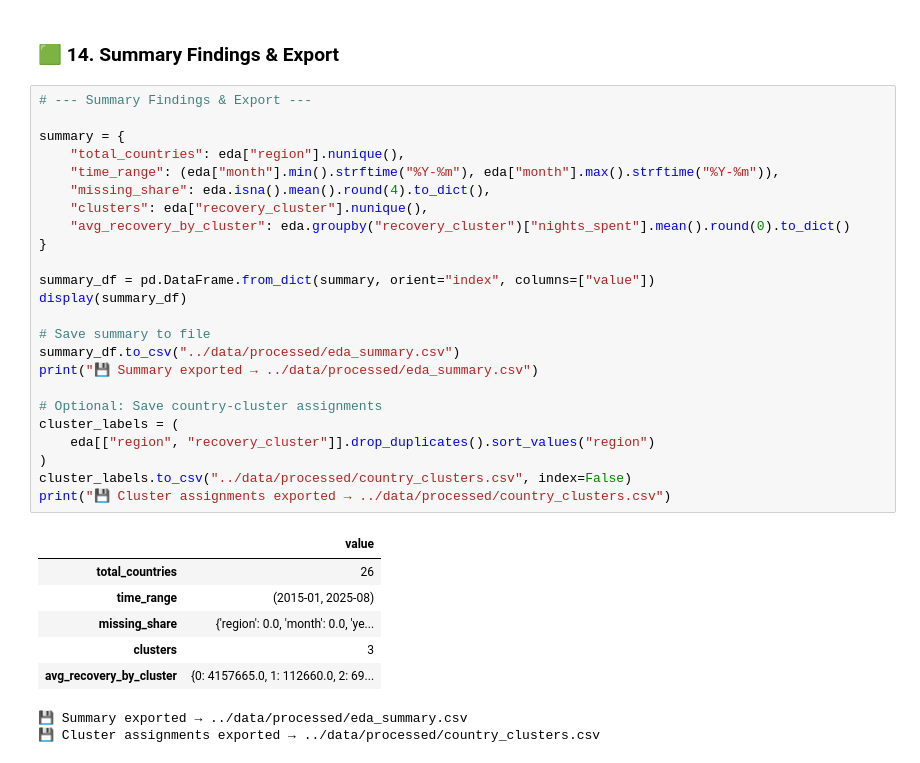
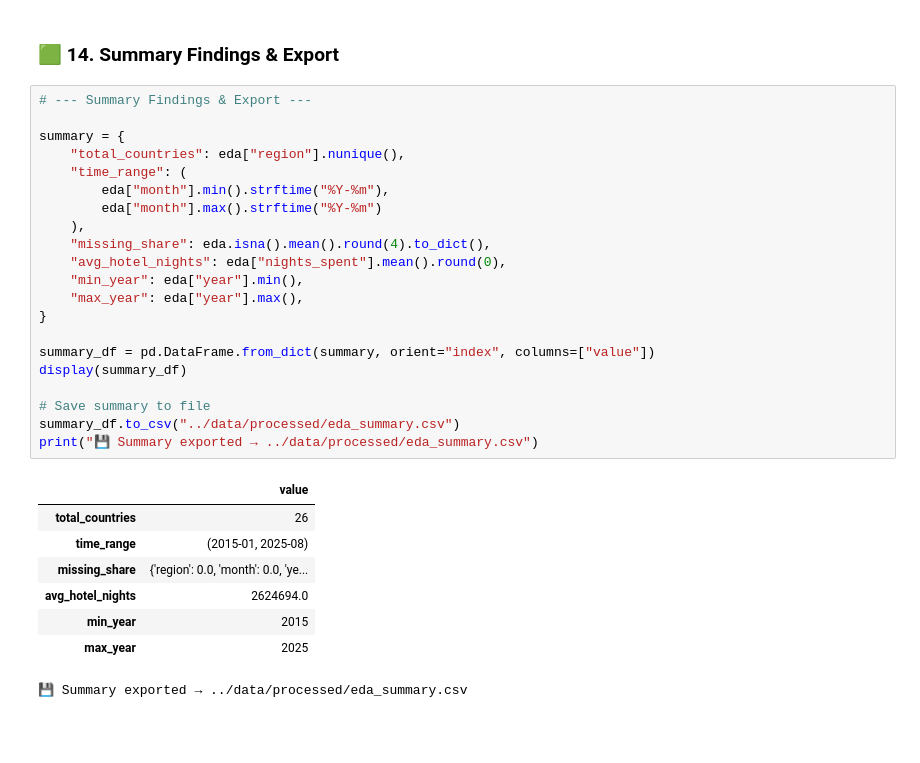
Before and after one commit to gsanaev/forecasting-explaining-hotel-demand-in-eu, a Jupyter notebook: notebooks/01-data-exploration.ipynb, the cells around one changed output. Cells and saved outputs as stored; diff of their text form; blank space fills up the shorter version.

```diff
--- a/notebooks/01-data-exploration.ipynb
+++ b/notebooks/01-data-exploration.ipynb
@@ -621,33 +577,30 @@ display(cluster_summary.round(2))
 # %%
 # --- Summary Findings & Export ---
 
 summary = {
     "total_countries": eda["region"].nunique(),
-    "time_range": (eda["month"].min().strftime("%Y-%m"), eda["month"].max().strftime("%Y-%m")),
+    "time_range": (
+        eda["month"].min().strftime("%Y-%m"),
+        eda["month"].max().strftime("%Y-%m")
+    ),
     "missing_share": eda.isna().mean().round(4).to_dict(),
-    "clusters": eda["recovery_cluster"].nunique(),
-    "avg_recovery_by_cluster": eda.groupby("recovery_cluster")["nights_spent"].mean().round(0).to_dict()
+    "avg_hotel_nights": eda["nights_spent"].mean().round(0),
+    "min_year": eda["year"].min(),
+    "max_year": eda["year"].max(),
 }
 
 summary_df = pd.DataFrame.from_dict(summary, orient="index", columns=["value"])
 display(summary_df)
 
 # Save summary to file
 summary_df.to_csv("../data/processed/eda_summary.csv")
 print("💾 Summary exported → ../data/processed/eda_summary.csv")
-
-# Optional: Save country-cluster assignments
-cluster_labels = (
-    eda[["region", "recovery_cluster"]].drop_duplicates().sort_values("region")
-)
-cluster_labels.to_csv("../data/processed/country_clusters.csv", index=False)
-print("💾 Cluster assignments exported → ../data/processed/country_clusters.csv")
 # %% [output]
 |  | value |
 | total_countries | 26 |
 | time_range | (2015-01, 2025-08) |
 | missing_share | {'region': 0.0, 'month': 0.0, 'ye... |
-| clusters | 3 |
-| avg_recovery_by_cluster | {0: 4157665.0, 1: 112660.0, 2: 69... |
+| avg_hotel_nights | 2624694.0 |
+| min_year | 2015 |
+| max_year | 2025 |
 💾 Summary exported → ../data/processed/eda_summary.csv
-💾 Cluster assignments exported → ../data/processed/country_clusters.csv
```
Also changed, not shown: parts of 6 cells of this notebook, 1 other file.
